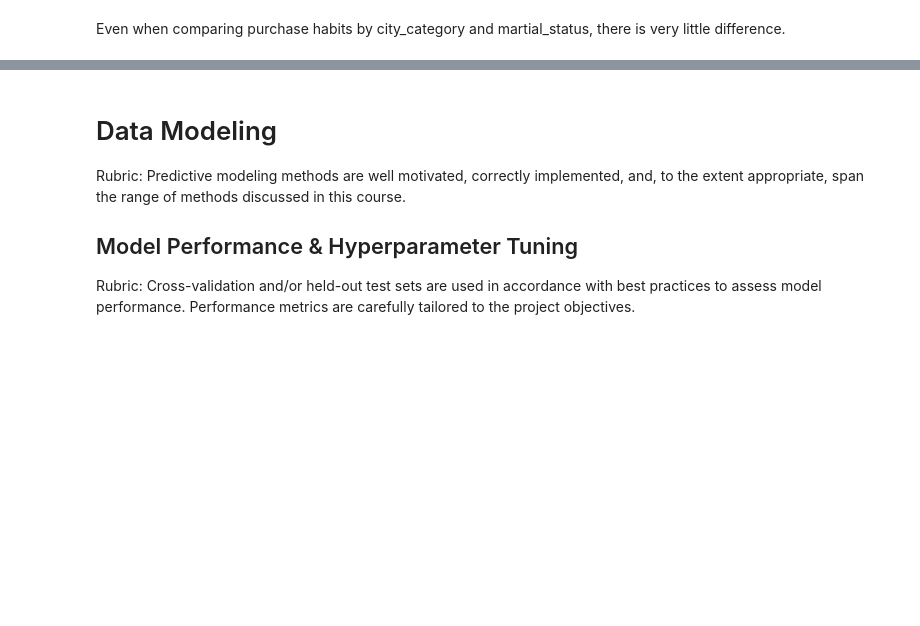
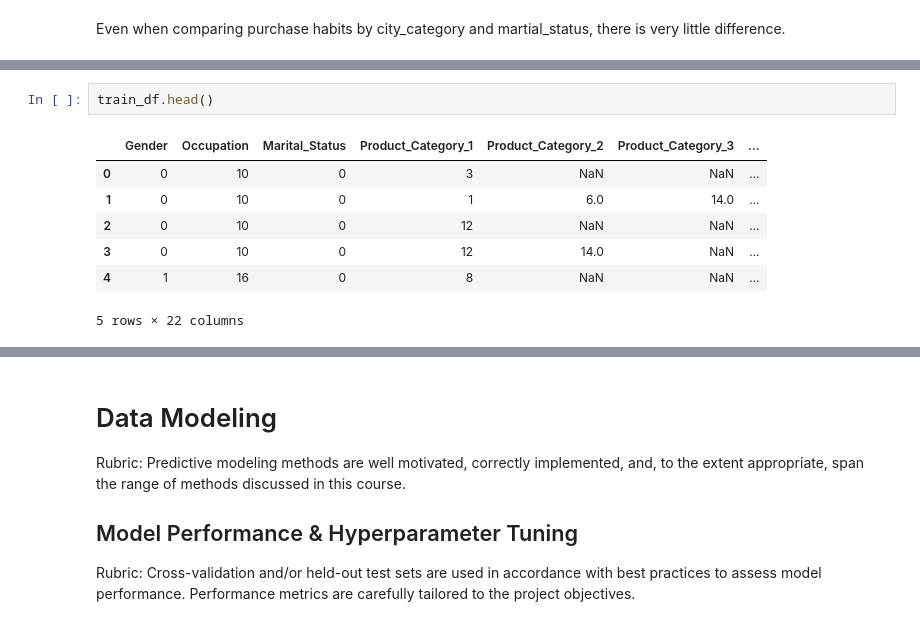
Before and after one commit to jvo024/black_friday_sales_ads505, a Jupyter notebook: starter_notebook.ipynb, the cells around one changed output, grey strips where cells are left out. Cells and saved outputs as stored; diff of their text form; blank space fills up the shorter version.

```diff
--- a/starter_notebook.ipynb
+++ b/starter_notebook.ipynb
@@ -232,0 +281,10 @@ Rubric: All preprocessing steps are clearly explained.
+# %%
+train_df.head()
+# %% [output]
+|  | Gender | Occupation | Marital_Status | Product_Category_1 | Product_Category_2 | Product_Category_3 | ... |
+| 0 | 0 | 10 | 0 | 3 | NaN | NaN | ... |
+| 1 | 0 | 10 | 0 | 1 | 6.0 | 14.0 | ... |
+| 2 | 0 | 10 | 0 | 12 | NaN | NaN | ... |
+| 3 | 0 | 10 | 0 | 12 | 14.0 | NaN | ... |
+| 4 | 1 | 16 | 0 | 8 | NaN | NaN | ... |
+5 rows × 22 columns
```
Also changed, not shown: parts of 16 cells of this notebook.
